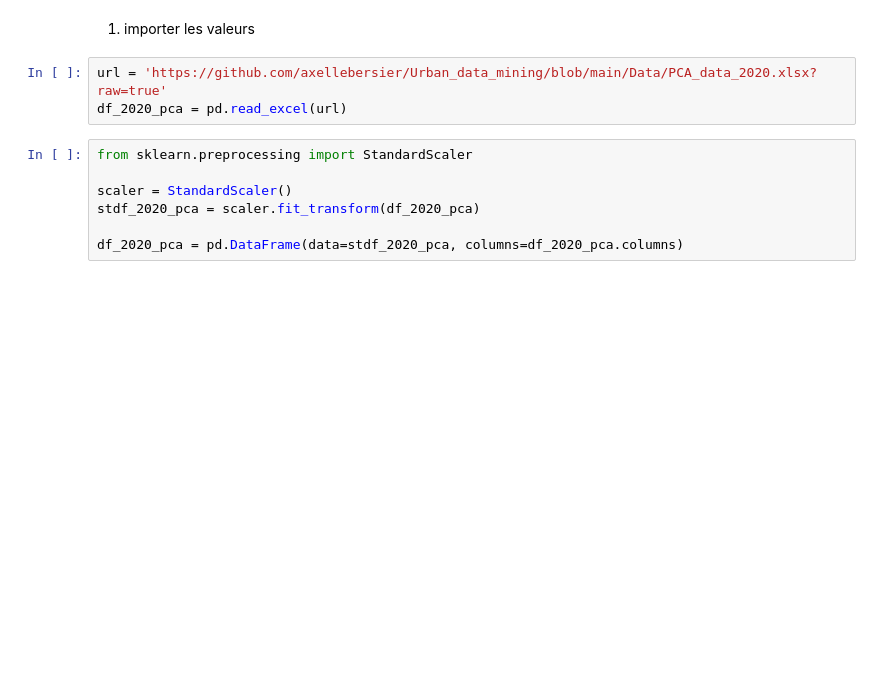
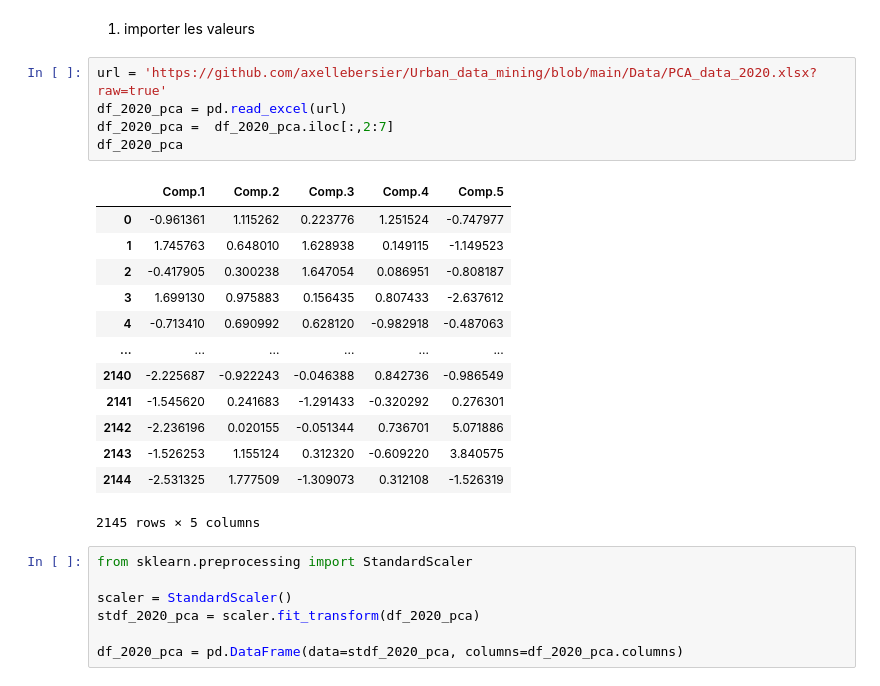
Before and after one commit to axellebersier/Urban_data_mining, a Jupyter notebook: Data_description_2020.ipynb, the cells around one changed output. Drawn from its saved outputs; the diff is of its cells as text; blank space fills up the shorter version.

```diff
--- a/Data_description_2020.ipynb
+++ b/Data_description_2020.ipynb
@@ -466,6 +466,22 @@ df_2020
 # %%
 url = 'https://github.com/axellebersier/Urban_data_mining/blob/main/Data/PCA_data_2020.xlsx?raw=true'
 df_2020_pca = pd.read_excel(url)
+df_2020_pca =  df_2020_pca.iloc[:,2:7]
+df_2020_pca
+# %% [output]
+|  | Comp.1 | Comp.2 | Comp.3 | Comp.4 | Comp.5 |
+| 0 | -0.961361 | 1.115262 | 0.223776 | 1.251524 | -0.747977 |
+| 1 | 1.745763 | 0.648010 | 1.628938 | 0.149115 | -1.149523 |
+| 2 | -0.417905 | 0.300238 | 1.647054 | 0.086951 | -0.808187 |
+| 3 | 1.699130 | 0.975883 | 0.156435 | 0.807433 | -2.637612 |
+| 4 | -0.713410 | 0.690992 | 0.628120 | -0.982918 | -0.487063 |
+| ... | ... | ... | ... | ... | ... |
+| 2140 | -2.225687 | -0.922243 | -0.046388 | 0.842736 | -0.986549 |
+| 2141 | -1.545620 | 0.241683 | -1.291433 | -0.320292 | 0.276301 |
+| 2142 | -2.236196 | 0.020155 | -0.051344 | 0.736701 | 5.071886 |
+| 2143 | -1.526253 | 1.155124 | 0.312320 | -0.609220 | 3.840575 |
+| 2144 | -2.531325 | 1.777509 | -1.309073 | 0.312108 | -1.526319 |
+2145 rows × 5 columns
 # %%
 from sklearn.preprocessing import StandardScaler
 
```
Also changed, not shown: parts of 4 cells of this notebook.
